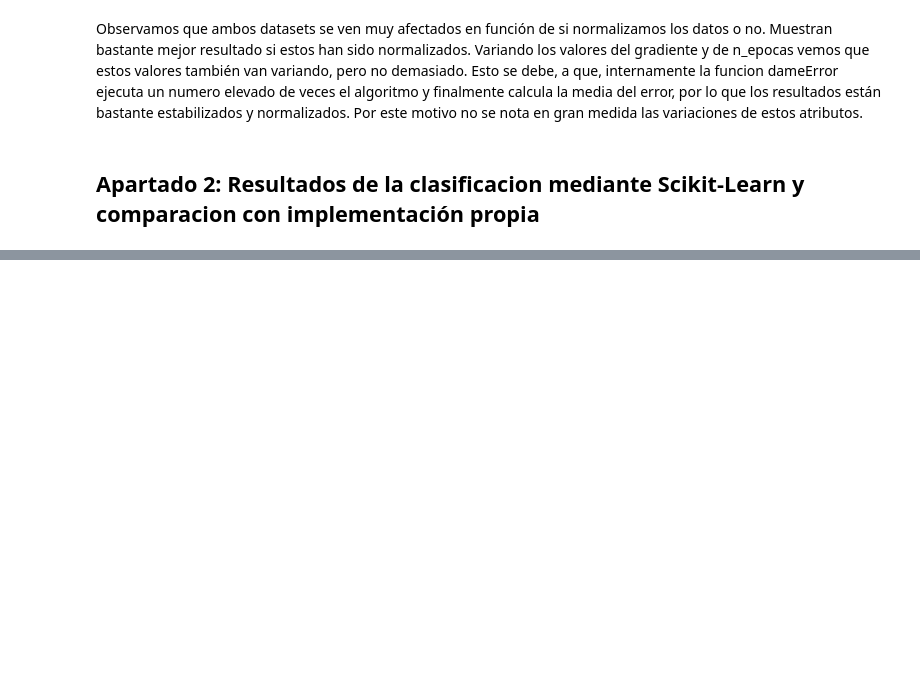
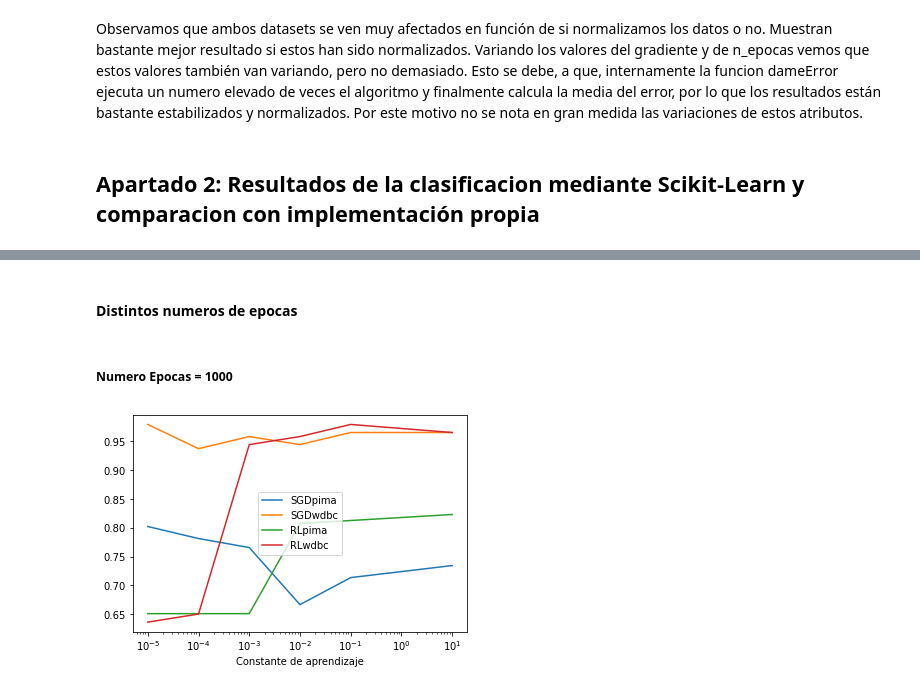
Before and after one commit to Monte-10/FAA-1461, a Jupyter notebook: Practica_3/Memoria.ipynb, the cells around one changed output, grey strips where cells are left out. Saved outputs shown, nothing was run; the diff lists cells and outputs as text; code cells hidden in the pictures; blank space fills up the shorter version.

```diff
--- a/Practica_3/Memoria.ipynb
+++ b/Practica_3/Memoria.ipynb
@@ -211,0 +262,27 @@ from RegresionLogisticaSK import *
+# %% [markdown]
+#### Distintos numeros de epocas
+# %% [markdown]
+##### Numero Epocas = 1000
+# %%
+n_epocas = 1000
+gradiente = 1.0
+score1_total = [] #pima RL
+score2_total = [] #wdbc RL
+score3_total = [] #pima SGD
+score4_total = [] #wdbc SGD
+valores = []
+valor = 100
+for i in range(7):
+    valor = valor * 0.1
+    valores.append(valor)
+
+for i in valores:
+    score1,score2 = getErroresLogisticRegresion(True,'ConjuntosDatosP2/pima-indians-diabetes.csv','ConjuntosDatosP2/wdbc.csv',n_epocas,i)
+    error1,error2 = getErroresSGDClassifier(True,'ConjuntosDatosP2/pima-indians-diabetes.csv','ConjuntosDatosP2/wdbc.csv',n_epocas,i)
+    score1_total.append(score1)
+    score2_total.append(score2)
+    score3_total.append(error1)
+    score4_total.append(error2)
+plotErrores(score3_total,score4_total,score1_total,score2_total,valores)
+# %% [output]
+[figure, added]
```
Also changed, not shown: parts of 43 cells of this notebook, 4 other files.
